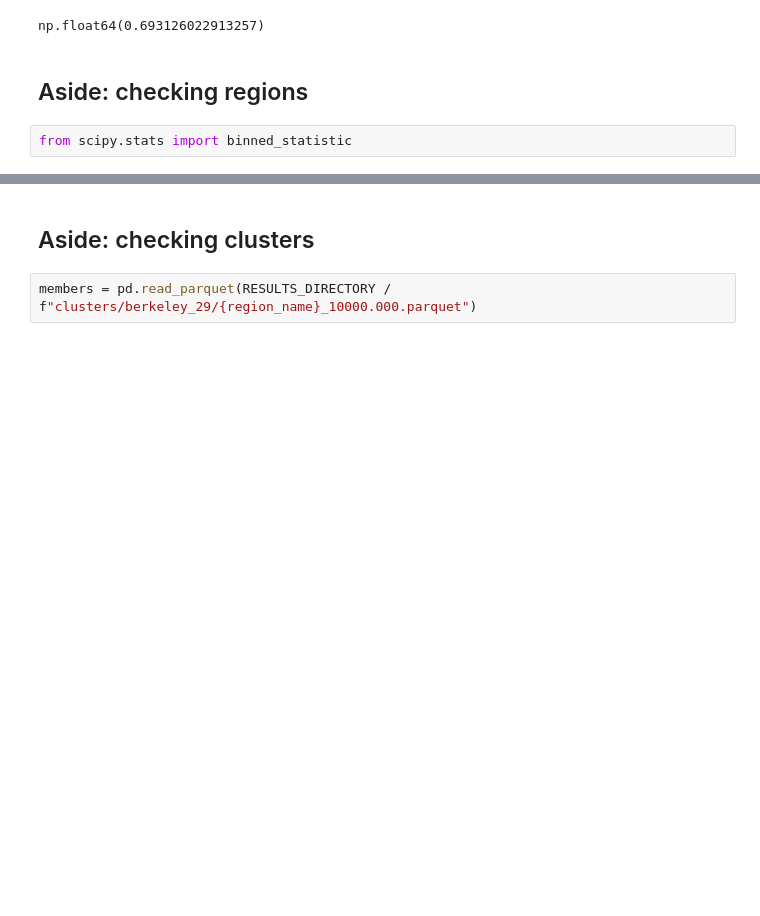
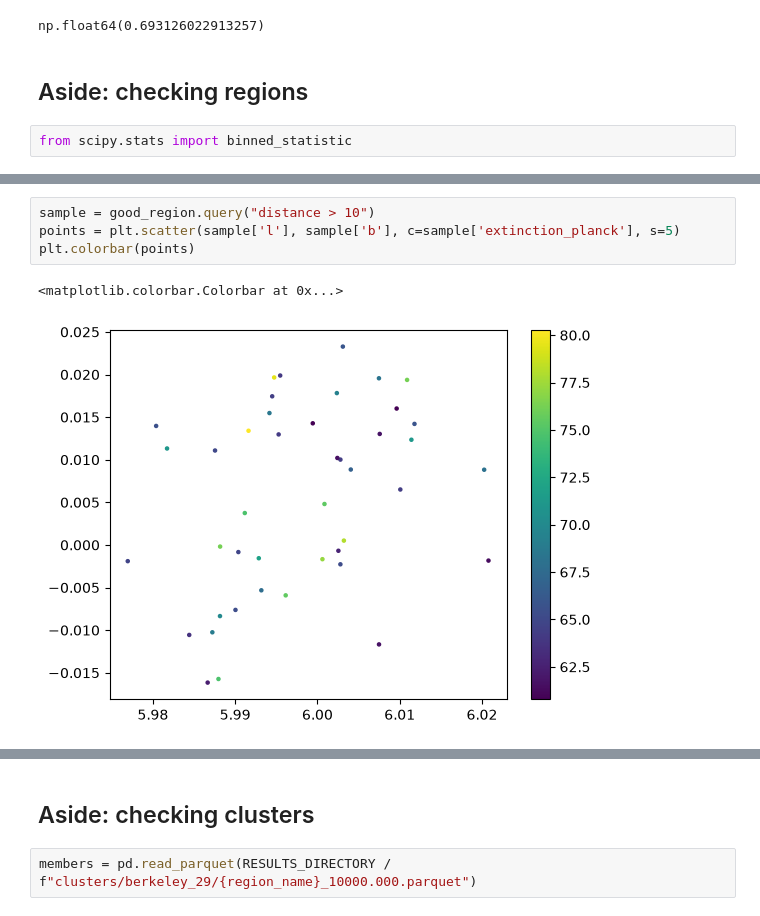
Before and after one commit to emilyhunt/gaianir-open-clusters, a Jupyter notebook: prototypes/selection/selection.ipynb, the cells around one changed output, grey strips where cells are left out. Cells and saved outputs as stored; diff of their text form; blank space fills up the shorter version.

```diff
--- a/prototypes/selection/selection.ipynb
+++ b/prototypes/selection/selection.ipynb
@@ -667,0 +687,7 @@ plt.scatter(good_gaia['pmra_gaia_dr5'], good_gaia['pmdec_gaia_dr5'], s=3)
+# %%
+sample = good_region.query("distance > 10")
+points = plt.scatter(sample['l'], sample['b'], c=sample['extinction_planck'], s=5)
+plt.colorbar(points)
+# %% [output]
+<matplotlib.colorbar.Colorbar at 0x...>
+[figure, added]
```
Also changed, not shown: parts of 5 cells of this notebook.
